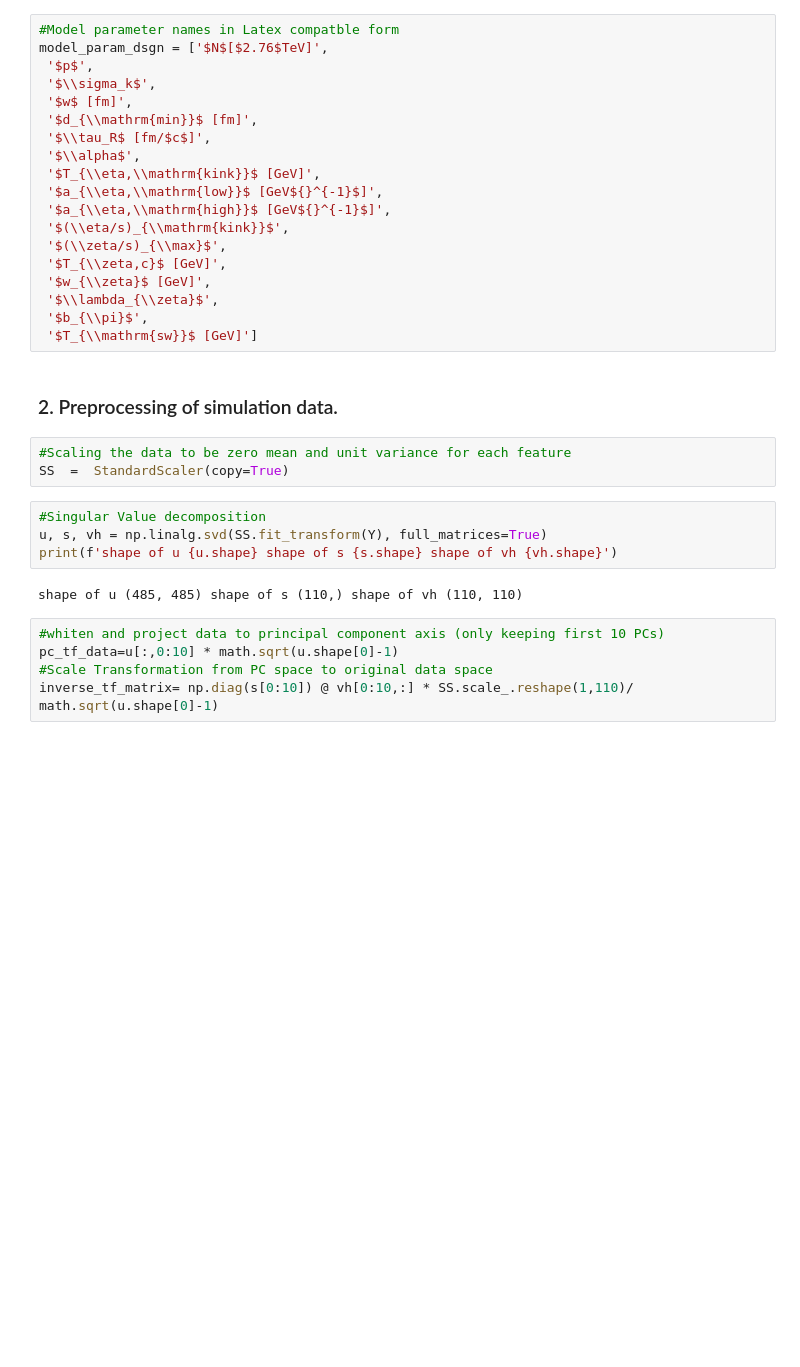
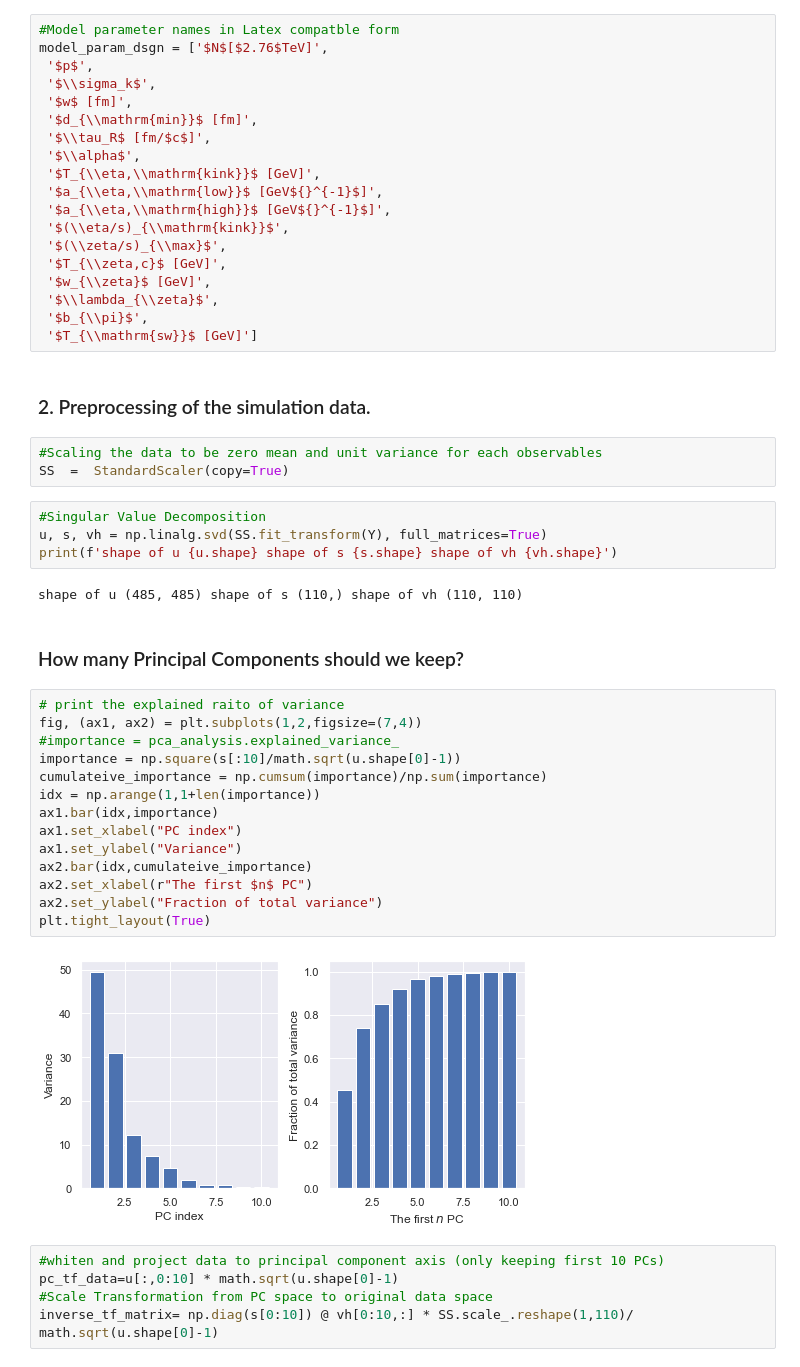
Before and after one commit to danOSU/QGP_Bayes, a Jupyter notebook: Bayesian Parameter Estimation for Relativistic Heavy Ion Physics.ipynb, the cells around one changed output. Cells and saved outputs as stored; diff of their text form; blank space fills up the shorter version.

```diff
--- a/Bayesian Parameter Estimation for Relativistic Heavy Ion Physics.ipynb
+++ b/Bayesian Parameter Estimation for Relativistic Heavy Ion Physics.ipynb
@@ -122,16 +176,34 @@ model_param_dsgn = ['$N$[$2.76$TeV]',
  '$b_{\\pi}$',
  '$T_{\\mathrm{sw}}$ [GeV]']
 # %% [markdown]
-### 2. Preprocessing of simulation data.
+### 2. Preprocessing of the simulation data.
 # %%
-#Scaling the data to be zero mean and unit variance for each feature
+#Scaling the data to be zero mean and unit variance for each observables
 SS  =  StandardScaler(copy=True)
 # %%
-#Singular Value decomposition
+#Singular Value Decomposition
 u, s, vh = np.linalg.svd(SS.fit_transform(Y), full_matrices=True)
 print(f'shape of u {u.shape} shape of s {s.shape} shape of vh {vh.shape}')
 # %% [output]
 shape of u (485, 485) shape of s (110,) shape of vh (110, 110)
+# %% [markdown]
+### How many Principal Components should we keep?
+# %%
+# print the explained raito of variance
+fig, (ax1, ax2) = plt.subplots(1,2,figsize=(7,4))
+#importance = pca_analysis.explained_variance_
+importance = np.square(s[:10]/math.sqrt(u.shape[0]-1))
+cumulateive_importance = np.cumsum(importance)/np.sum(importance)
+idx = np.arange(1,1+len(importance))
+ax1.bar(idx,importance)
+ax1.set_xlabel("PC index")
+ax1.set_ylabel("Variance")
+ax2.bar(idx,cumulateive_importance)
+ax2.set_xlabel(r"The first $n$ PC")
+ax2.set_ylabel("Fraction of total variance")
+plt.tight_layout(True)
+# %% [output]
+[figure, added]
 # %%
 #whiten and project data to principal component axis (only keeping first 10 PCs)
 pc_tf_data=u[:,0:10] * math.sqrt(u.shape[0]-1)
```
Also changed, not shown: parts of 69 cells of this notebook, 12 other files.
